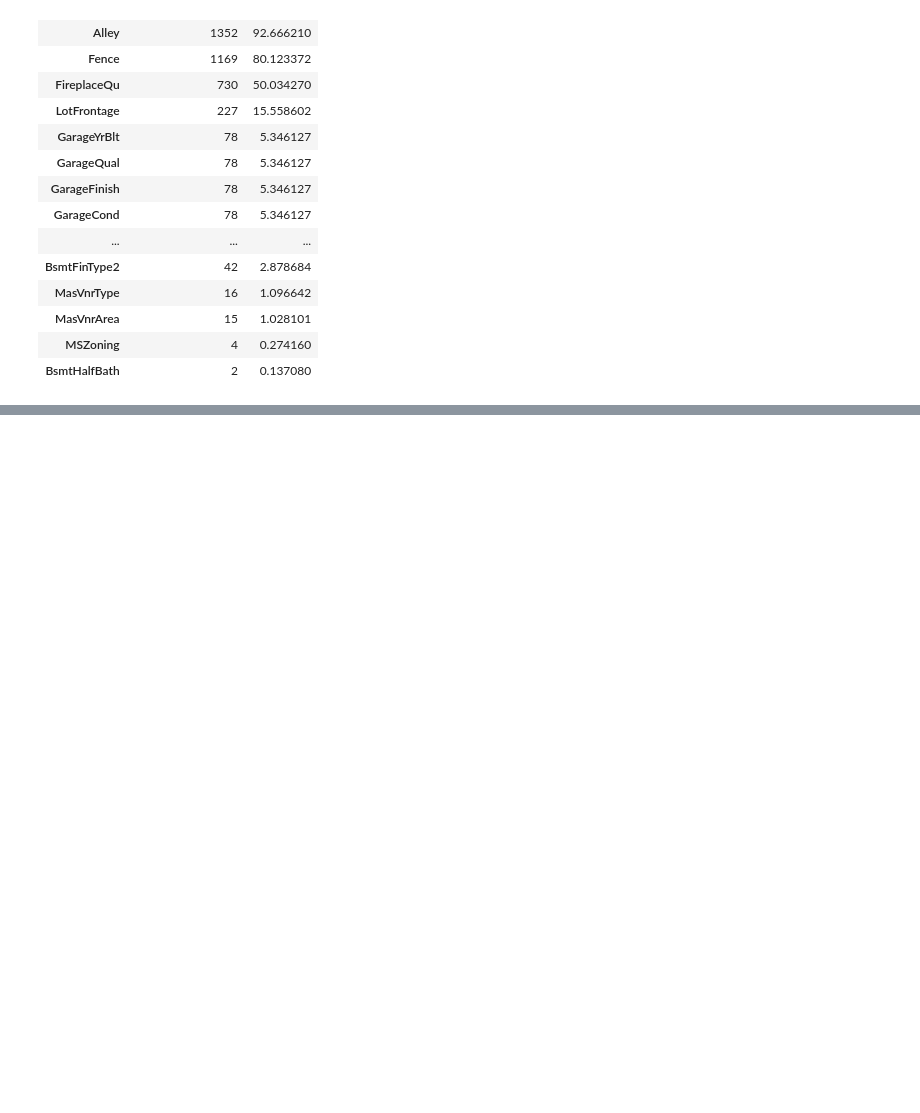
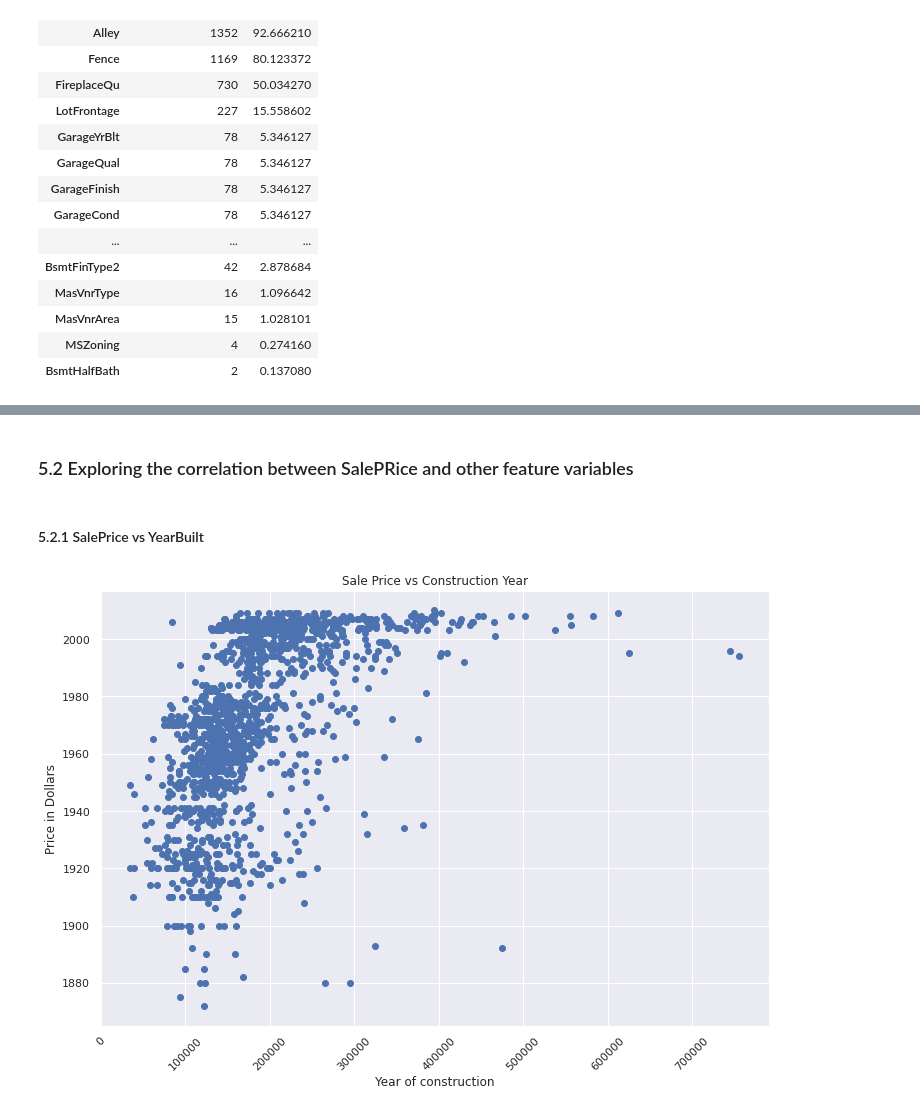
Before and after one commit to wondrousWebWorks/house-price-regression, a Jupyter notebook: jupyter_notebooks/02 - ExploratoryDataAnalysis.ipynb, the cells around one changed output, grey strips where cells are left out. Saved outputs shown, nothing was run; the diff lists cells and outputs as text; code cells hidden in the pictures; blank space fills up the shorter version.

```diff
--- a/jupyter_notebooks/02 - ExploratoryDataAnalysis.ipynb
+++ b/jupyter_notebooks/02 - ExploratoryDataAnalysis.ipynb
@@ -191,0 +251,13 @@ df_test_missing_table.head(20)
+# %% [markdown]
+### 5.2 Exploring the correlation between SalePRice and other feature variables
+# %% [markdown]
+#### 5.2.1 SalePrice vs YearBuilt
+# %%
+fig, ax = plt.subplots(figsize=(12,8))
+ax.scatter(df_train['SalePrice'], df_train['YearBuilt'])
+plt.xticks(rotation=45)
+plt.title("Sale Price vs Construction Year")
+plt.xlabel("Year of construction")
+plt.ylabel("Price in Dollars");
+# %% [output]
+[figure, added]
```
Also changed, not shown: parts of 15 cells of this notebook.
